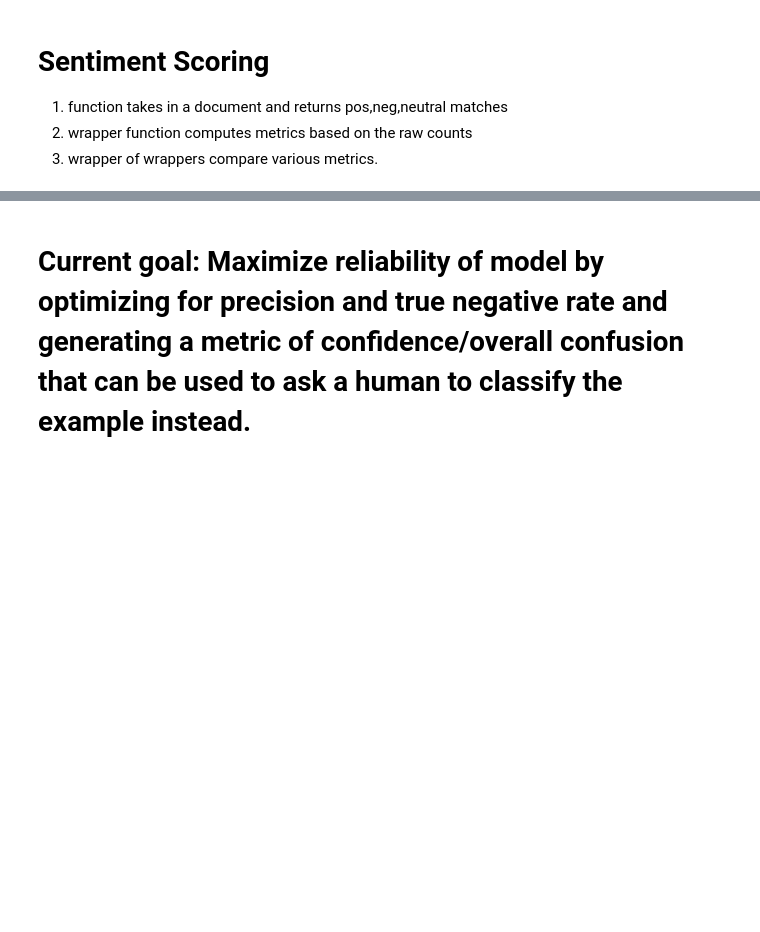
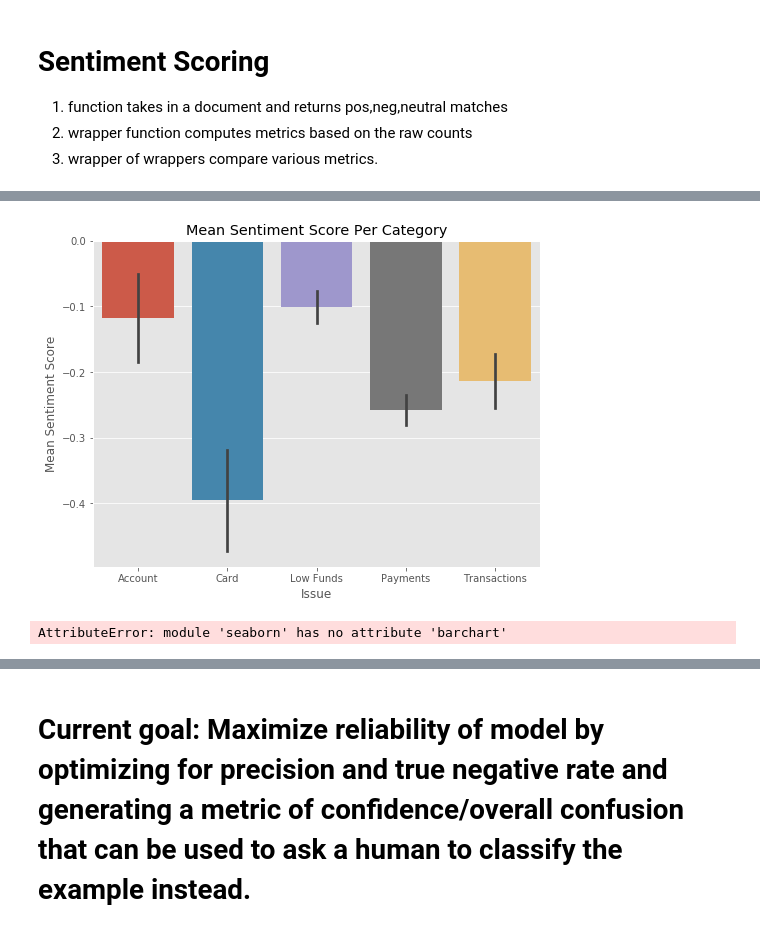
Before and after one commit to swfisher/springboard, a Jupyter notebook: complaints/workspace.ipynb, the cells around one changed output, grey strips where cells are left out. Drawn from its saved outputs; the diff is of its cells as text; code cells hidden in the pictures; blank space fills up the shorter version.

```diff
--- a/complaints/workspace.ipynb
+++ b/complaints/workspace.ipynb
@@ -46,7 +45,7 @@ def tfidf_vectorize(bow_m,sublinear_tf):
     m = tt.fit_transform(bow_m)
     return {'tt':tt,'m':m}
 # %%
-c = pd.read_csv('Consumer_Complaints.csv')
+c = pd.read_csv('data/Consumer_Complaints.csv')
 
 #Take subset where complaint text is available
 c = c[c['Consumer consent provided?'] == 'Consent provided']
@@ -223,0 +336,39 @@ Transactions -1.72875 -0.268850  8.04375
+# %%
+#Run a bootstrap simulation
+
+joe = topic_sentiment_analyzer(pos_words,neg_words)
+i = 100
+n = 100
+bootstrap_results = []
+
+for issue in issues:
+    results = []
+    for iteration in range(i):
+        features_dict = joe.get_features_dict(b[b['issue'] == issue].sample(n))
+        results.append(joe.get_metrics_df(features_dict).values.flatten())
+    bootstrap_results.append(np.matrix(results))
+observations = pd.DataFrame(np.matrix(np.array(bootstrap_results)).T,columns=issues)
+
+conf_ints = []
+for result in bootstrap_results:
+    conf_int = (np.percentile(result,2.5),np.percentile(result,97.5))
+    conf_ints.append(conf_int)
+
+conf_ints = pd.DataFrame(np.array(conf_ints),columns=['lower_bound','upper_bound'],index=issues)
+means = conf_ints.mean(axis=1)
+# %%
+#flip this chart, so negative numbers go upwards? easier to interpret for novice?
+
+# switch out for selector.
+
+melted_obs = observations.melt(var_name='Issue',value_name='Mean Sentiment Score')
+plt.subplots(figsize=(8,6))
+sns.barplot(data=melted_obs,x='Issue',y='Mean Sentiment Score',ci='sd')
+plt.title('Mean Sentiment Score Per Category')
+plt.show()
+# %% [output]
+[figure, added]
+# %%
+sns.barchart(data=b,x='issue',y='')
+# %% [output]
+AttributeError: module 'seaborn' has no attribute 'barchart'
```
Also changed, not shown: parts of 15 cells of this notebook.
